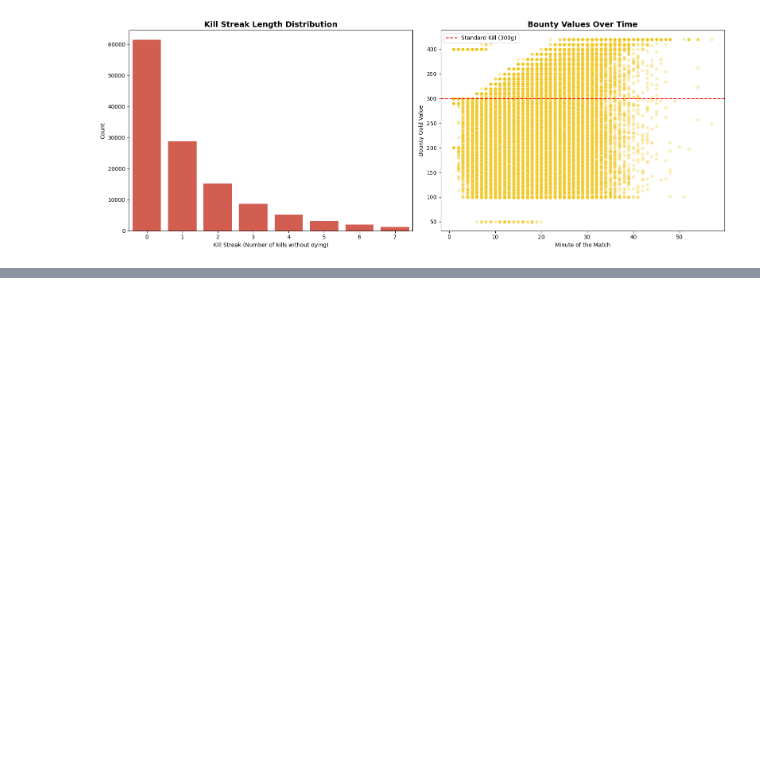
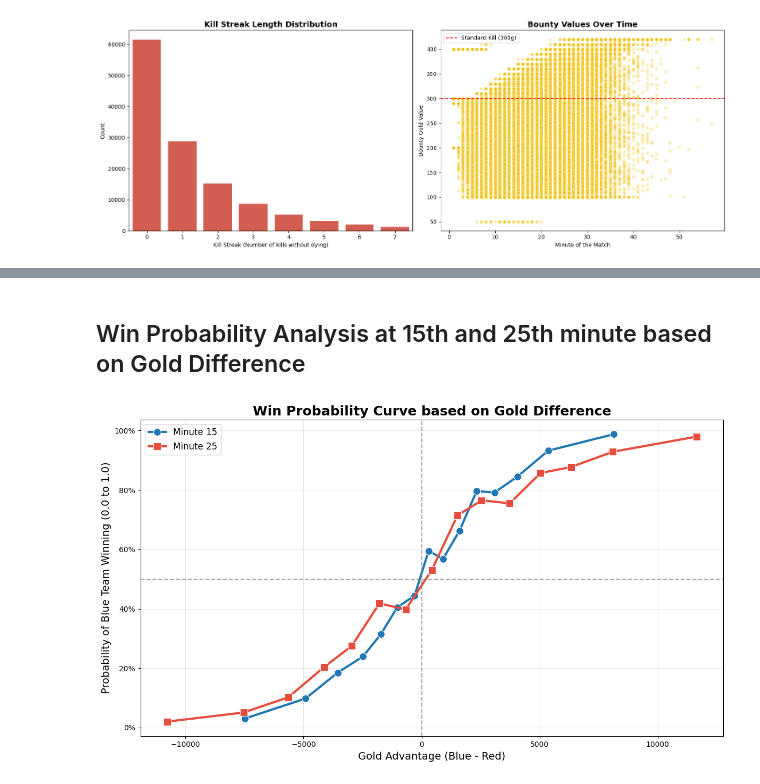
Before and after one commit to BalazsBognar/League-of-Legends-Esport-Analytics-2026, a Jupyter notebook: EDA.ipynb, the cells around one changed output, grey strips where cells are left out. Saved outputs shown, nothing was run; the diff lists cells and outputs as text; code cells hidden in the pictures; blank space fills up the shorter version.

```diff
--- a/EDA.ipynb
+++ b/EDA.ipynb
@@ -420,0 +462,48 @@ plt.show()
+# %% [markdown]
+## Win Probability Analysis at 15th and 25th minute based on Gold Difference
+# %%
+# Read only necessary columns for win probability analysis
+prob_cols = ['matchId', 'minute', 'totalGold_diff', 'target_win_t100']
+prob_df = pd.read_csv("event_driven_eda_sample.csv", usecols=prob_cols)
+
+# Only 15th and 25th minute (Filter for the first event in that minute)
+min15_df = prob_df[prob_df['minute'] == 15].drop_duplicates(subset=['matchId'], keep='first').copy()
+min25_df = prob_df[prob_df['minute'] == 25].drop_duplicates(subset=['matchId'], keep='first').copy()
+
+# Function to calculate win probability based on gold difference
+def calculate_win_prob(df, feature, bins=15):
+    # Categories
+    df['bin'] = pd.qcut(df[feature], q=bins, duplicates='drop')
+    # Mean gold difference and win rate for each bin
+    grouped = df.groupby('bin').agg({
+        feature: 'mean',
+        'target_win_t100': 'mean',
+        'matchId': 'count'
+    }).rename(columns={'target_win_t100': 'win_rate'}).reset_index()
+    return grouped
+
+prob15 = calculate_win_prob(min15_df, 'totalGold_diff')
+prob25 = calculate_win_prob(min25_df, 'totalGold_diff')
+
+plt.figure(figsize=(12, 7))
+sns.lineplot(data=prob15, x='totalGold_diff', y='win_rate', marker='o', linewidth=3, markersize=10, label='Minute 15')
+sns.lineplot(data=prob25, x='totalGold_diff', y='win_rate', marker='s', linewidth=3, markersize=10, label='Minute 25', color='#e74c3c')
+
+plt.title('Win Probability Curve based on Gold Difference', fontsize=18, fontweight='bold')
+plt.xlabel('Gold Advantage (Blue - Red)', fontsize=14)
+plt.ylabel('Probability of Blue Team Winning (0.0 to 1.0)', fontsize=14)
+plt.axhline(0.5, color='gray', linestyle='--', alpha=0.7)
+plt.axvline(0, color='gray', linestyle='--', alpha=0.7)
+
+
+plt.gca().yaxis.set_major_formatter(mtick.PercentFormatter(1.0))
+plt.grid(True, alpha=0.3)
+plt.legend(fontsize=12)
+
+plt.tight_layout()
+plt.show()
+
+# Freeing up memory
+del prob_df, min15_df, min25_df, prob15, prob25
+# %% [output]
+[figure, added]
```
Also changed, not shown: parts of 10 cells of this notebook.
